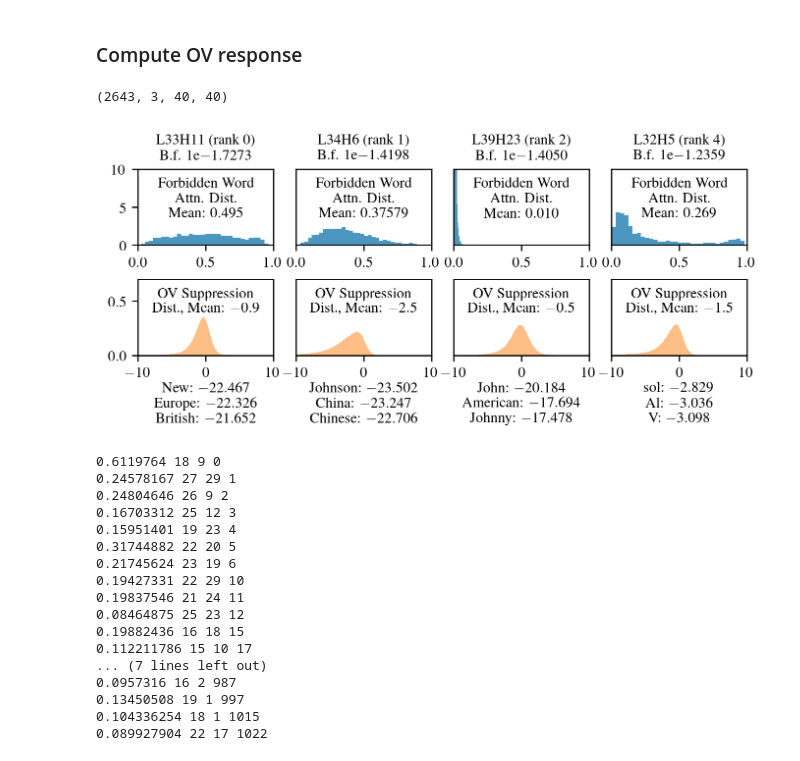
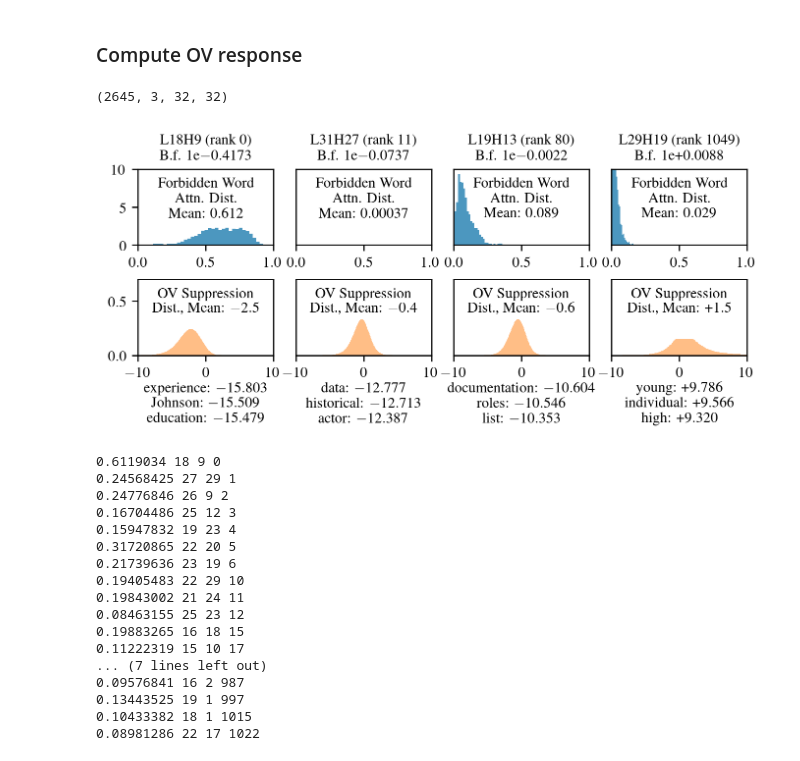
Before and after one commit to ed1d1a8d/prompt-injection-interp, a Jupyter notebook: notebooks/dontsay/attrib-plots/examples-of-heads.ipynb, the cells around one changed output. Drawn from its saved outputs; the diff is of its cells as text; code cells hidden in the pictures.

```diff
--- a/notebooks/dontsay/attrib-plots/examples-of-heads.ipynb
+++ b/notebooks/dontsay/attrib-plots/examples-of-heads.ipynb
@@ -41,7 +38,7 @@ COLORS = plt.rcParams["axes.prop_cycle"].by_key()["color"]
 ### Load model
 # %%
 # pick model to run on
-model_name = "meta-llama/Llama-2-13b-chat-hf" # or meta-llama/Llama-2-7b-chat-hf or meta-llama/Llama-2-70b-chat-hf
+model_name = "meta-llama/Llama-2-7b-chat-hf" # or meta-llama/Llama-2-7b-chat-hf or meta-llama/Llama-2-70b-chat-hf
 
 # You will need to login to huggingface first:
 #   huggingface-cli login
@@ -204,7 +196,7 @@ fas = np.stack(df.forb_attn)
 log10odds_fas = torch.tensor(fas).logit().cpu().numpy()
 fas.shape
 # %% [output]
-(2643, 3, 40, 40)
+(2645, 3, 32, 32)
 # %%
 def get_ov_resp_matrix(layer: int, head: int):
     """Returns a matrix in units of log_e-prob."""
@@ -281,8 +273,8 @@ def plot_ov_resp_matrix(
 # %%
 # PLOT_HEADS = [(18, 9, False), (25, 12, False), (28, 7, False), (14, 5, False), (29, 19, True)]
 # PLOT_HEADS = [(18, 9, False), (25, 12, False), (28, 7, False), (29, 19, True)]
-# PLOT_HEADS = [(18, 9, False), (31, 27, False), (19, 13, False), (29, 19, True)]
-PLOT_HEADS = [(33, 11, False), (34, 6, False), (39, 23, False), (32, 5, True)]
+PLOT_HEADS = [(18, 9, False), (31, 27, False), (19, 13, False), (29, 19, True)]
+# PLOT_HEADS = [(33, 11, False), (34, 6, False), (39, 23, False), (32, 5, True)]
 fig, _ = plt.subplots(2, 4, height_ratios=[1, 1])
 plt.rcParams["ytick.right"] = False
 
@@ -324,57 +316,57 @@ for i, (layer, head, _) in enumerate(PLOT_HEADS):
         verticalalignment="top",
         transform=plt.gca().transAxes,
     )
 
     plt.gca().yaxis.set_ticks_position("left")
     if i > 0:
         # Turn off y-axis labels
         plt.yticks([])
 
 
 for i, (layer, head, largest) in enumerate(PLOT_HEADS):
     plt.subplot(2, 4, 4 + i + 1)
     plot_ov_resp_matrix(
         layer=layer,
         head=head,
         top_tokens=3,
         largest=largest,
     )
     plt.gca().yaxis.set_ticks_position("left")
     if i > 0:
         # Turn off y-axis labels
         plt.yticks([])
     plt.xlim(-10, 10)
     plt.ylim(0, 0.7)
 
 fig.set_figheight(fig.get_figheight() * 0.85)
 fig.get_layout_engine().set(wspace=0, w_pad=0)
 fig.show()
 plt.savefig("./plots/examples-of-heads.pdf", backend="pgf")
 # %% [output]
-[figure, old version]
+[figure, new version]
 # %%
 for rnk, (layer, head) in enumerate(ATTN_HEAD_LOCS):
     mean = fas[:, 0, layer, head].mean()
     if mean > 0.08:
         print(mean, layer, head, rnk)
 # %% [output]
-0.6119764 18 9 0
-0.24578167 27 29 1
-0.24804646 26 9 2
-0.16703312 25 12 3
-0.15951401 19 23 4
-0.31744882 22 20 5
-0.21745624 23 19 6
-0.19427331 22 29 10
-0.19837546 21 24 11
-0.08464875 25 23 12
-0.19882436 16 18 15
-0.112211786 15 10 17
+0.6119034 18 9 0
+0.24568425 27 29 1
+0.24776846 26 9 2
+0.16704486 25 12 3
+0.15947832 19 23 4
+0.31720865 22 20 5
+0.21739636 23 19 6
+0.19405483 22 29 10
+0.19843002 21 24 11
+0.08463155 25 23 12
+0.19883265 16 18 15
+0.11222319 15 10 17
 ... (7 lines left out)
-0.0957316 16 2 987
-0.13450508 19 1 997
-0.104336254 18 1 1015
-0.089927904 22 17 1022
+0.09576841 16 2 987
+0.13443525 19 1 997
+0.10433382 18 1 1015
+0.08981286 22 17 1022
 # %%
 metrics = []
 for layer, head in tqdm(ATTN_HEAD_LOCS):
```
Also changed, not shown: parts of 9 cells of this notebook, 7 other files.
